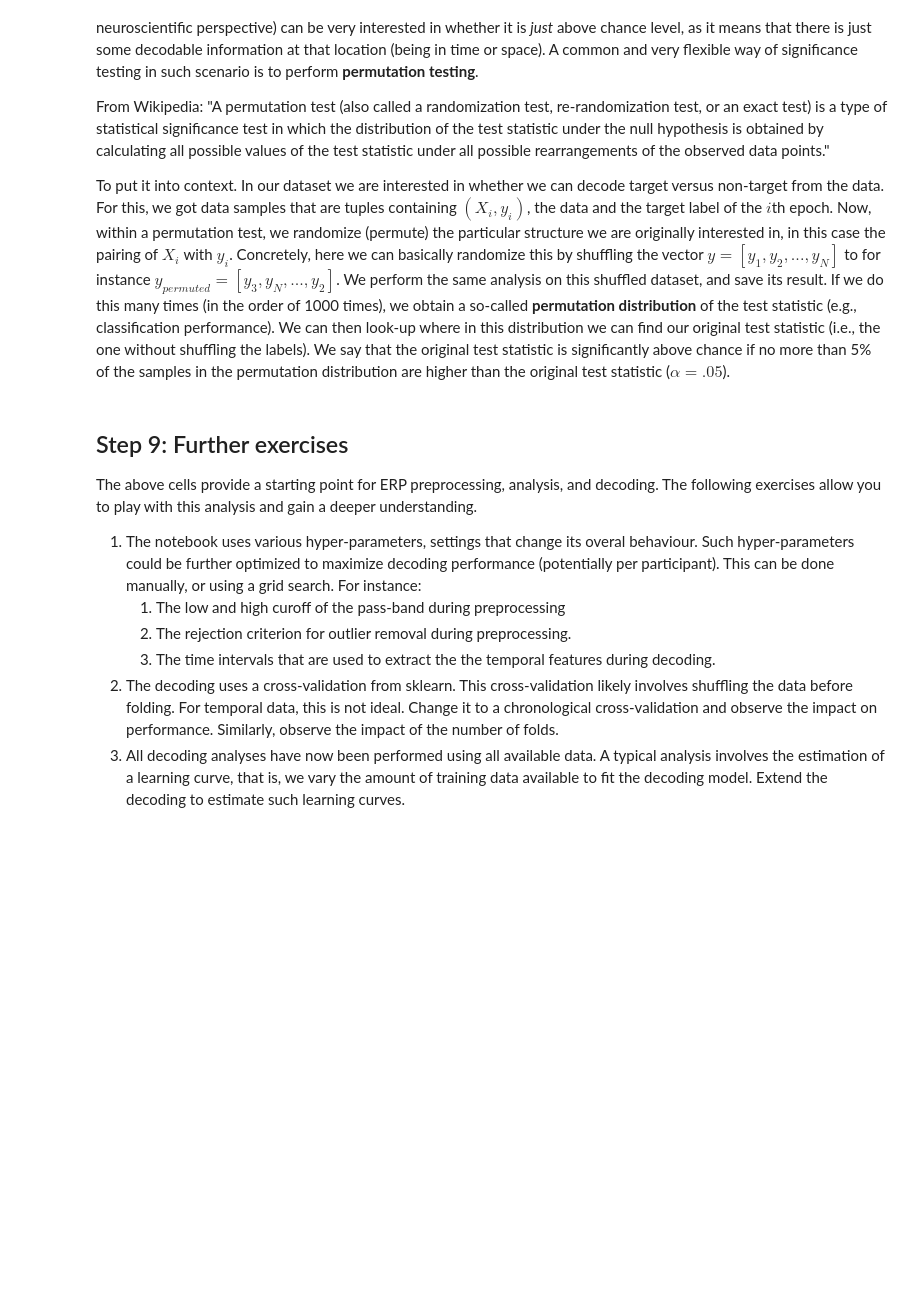
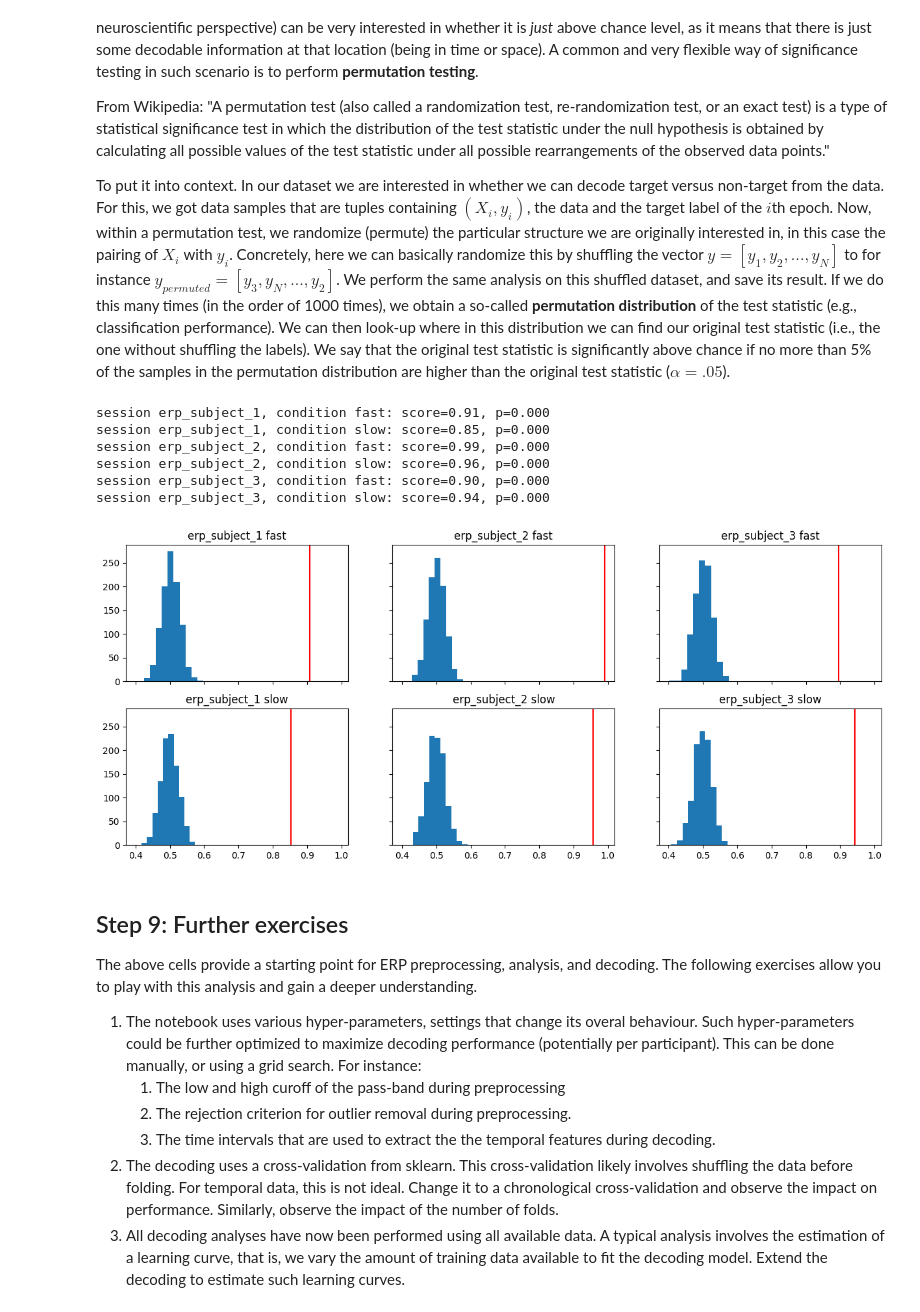
Before and after one commit to thijor/eeg_tutorial_erp, a Jupyter notebook: eeg_tutorial_erp.ipynb, the cells around one changed output. Drawn from its saved outputs; the diff is of its cells as text; code cells hidden in the pictures; blank space fills up the shorter version.

```diff
--- a/eeg_tutorial_erp.ipynb
+++ b/eeg_tutorial_erp.ipynb
@@ -320,41 +376,49 @@ To put it into context. In our dataset we are interested in whether we can decod
 # %%
 # Note, the higher this number, the more accurate the permutation distribution, but the higher the computational load
 n_permutations = 1000
 
 # Initialize classifier
 lda = ToeplitzLDA(n_channels=n_channels)
 
-n_sessions = len(conf['auditory_oddball']['session_list'])
-n_conditions = len(conf['auditory_oddball']['condition_list'])
-fig, ax = plt.subplots(n_conditions, n_sessions, figsize=(15,6), sharex=True, sharey=True)
+n_sessions = len(conf["auditory_oddball"]["session_list"])
+n_conditions = len(conf["auditory_oddball"]["condition_list"])
+fig, ax = plt.subplots(n_conditions, n_sessions, figsize=(15, 6), sharex=True, sharey=True)
 
 scores = np.zeros((n_sessions, n_conditions))
 permutations = np.zeros((n_sessions, n_conditions, n_permutations))
-for s_i, session in enumerate(conf['auditory_oddball']['session_list']):
-    for c_i, condition in enumerate(conf['auditory_oddball']['condition_list']):
+for s_i, session in enumerate(conf["auditory_oddball"]["session_list"]):
+    for c_i, condition in enumerate(conf["auditory_oddball"]["condition_list"]):
 
         # Get the data
         epo = all_data[session][condition]
         X = get_jumping_means(epo, clf_ival_boundaries).transpose((0, 2, 1)).reshape((-1, 155))  # flattens with channel prime order
         y = epo.events[:,2]
 
         # Estimate observed performance
-        scores[s_i, c_i] = cross_val_score(lda, X, y, cv=5, scoring='roc_auc').mean()
+        scores[s_i, c_i] = cross_val_score(lda, X, y, cv=5, scoring="roc_auc").mean()
 
         # Estimate permutation distribution
         for i in range(n_permutations):
-            permutations[s_i, c_i, i] = cross_val_score(lda, X, np.random.permutation(y), cv=5, scoring='roc_auc').mean()
+            permutations[s_i, c_i, i] = cross_val_score(lda, X, np.random.permutation(y), cv=5, scoring="roc_auc").mean()
 
         # Plot the permutation distribution
         ax[c_i, s_i].hist(permutations[s_i, c_i, :])
 
         # Mark the observed accuracy
         ax[c_i, s_i].axvline(scores[s_i, c_i], color="r")
         ax[c_i, s_i].set_title(f"{session} {condition}")
 
         # Print statistics
-        print("session {}, condition {}: score={:.2f}, p={:.3f}".format(session, condition, scores[s_i, c_i],
-                                                                        np.mean(permutations[s_i, c_i, :]>=scores[s_i, c_i])))
+        print(f"session {session}, condition {condition}: ", end="")
+        print(f"score={scores[s_i, c_i]:.2f}, p={np.mean(permutations[s_i, c_i, :] >= scores[s_i, c_i]):.3f}")
+# %% [output]
+session erp_subject_1, condition fast: score=0.91, p=0.000
+session erp_subject_1, condition slow: score=0.85, p=0.000
+session erp_subject_2, condition fast: score=0.99, p=0.000
+session erp_subject_2, condition slow: score=0.96, p=0.000
+session erp_subject_3, condition fast: score=0.90, p=0.000
+session erp_subject_3, condition slow: score=0.94, p=0.000
+[figure, added]
 # %% [markdown]
 ## Step 9: Further exercises
 The above cells provide a starting point for ERP preprocessing, analysis, and decoding. The following exercises allow you to play with this analysis and gain a deeper understanding.
```
Also changed, not shown: parts of 13 cells of this notebook.
